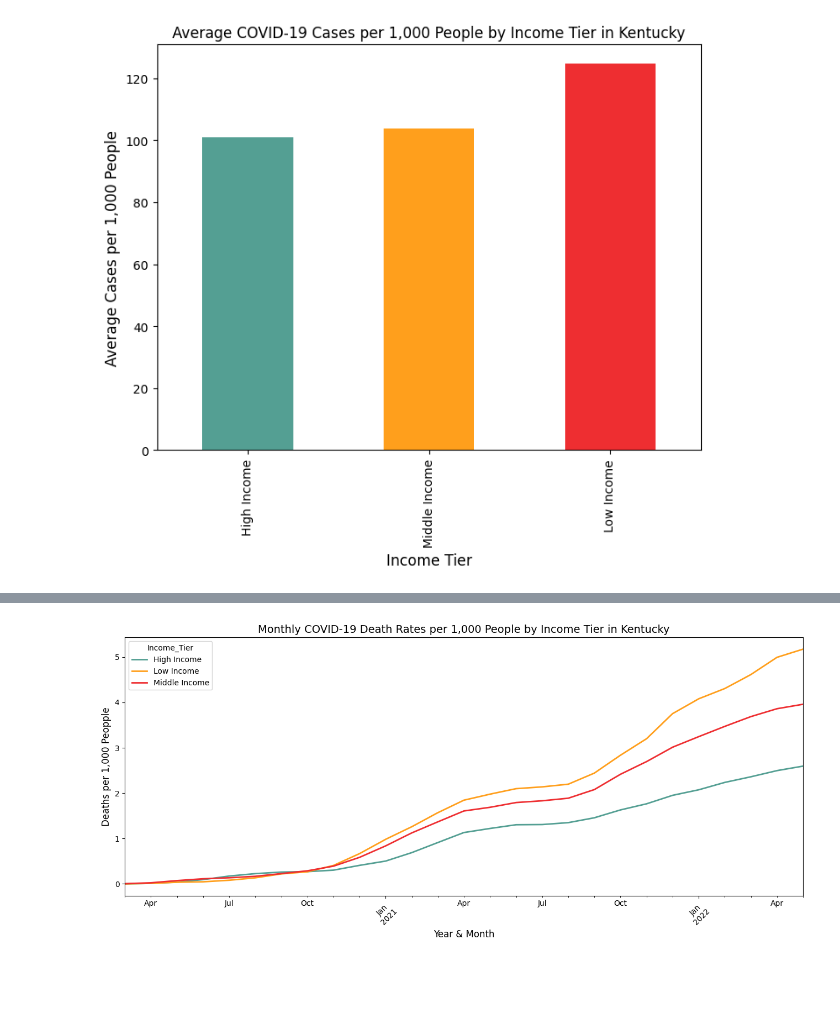
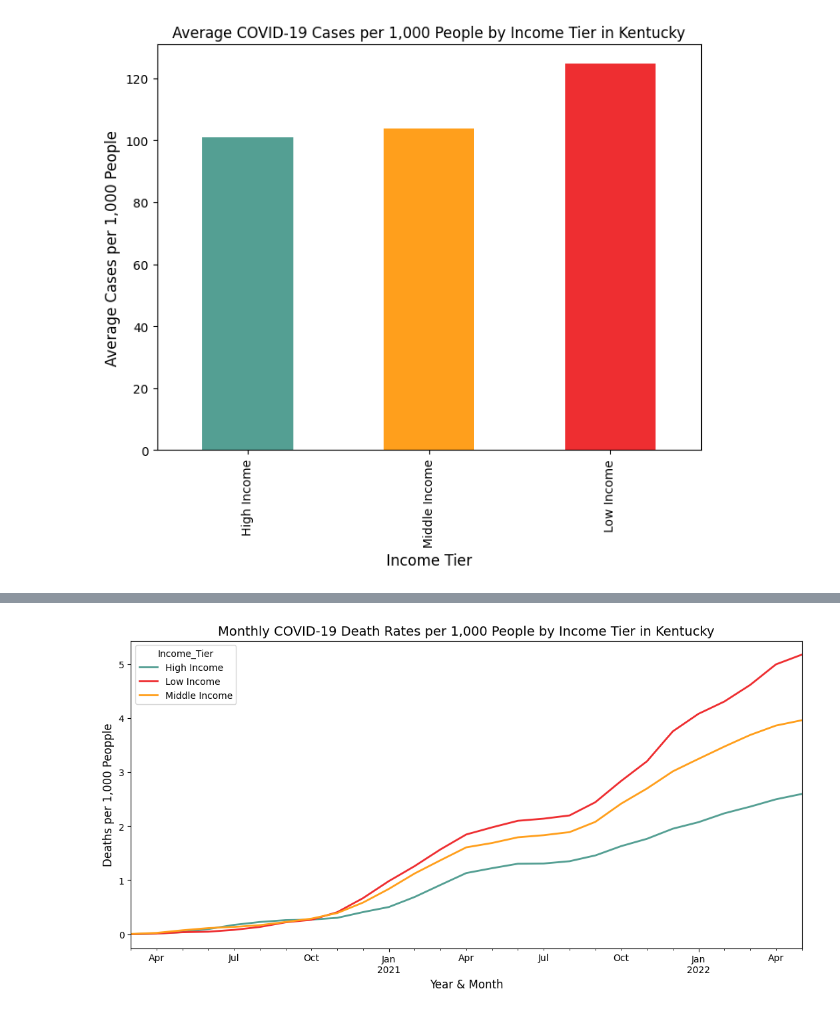
Before and after one commit to JonChadwell/covid_vs_income_ky, a Jupyter notebook: notebooks/covid_analysis.ipynb, the cells around one changed output, grey strips where cells are left out. Cells and saved outputs as stored; diff of their text form; code cells hidden in the pictures; blank space fills up the shorter version.

```diff
--- a/notebooks/covid_analysis.ipynb
+++ b/notebooks/covid_analysis.ipynb
@@ -820,13 +815,12 @@ plt.show()
 # %%
 #Creating a line plot to see how COVID-19 deaths per 1000 vary over time across different income groups
 monthly_deaths_per_1000 = merged_df.groupby(['year_month', 'Income_Tier'])['deaths_per_1000'].mean().unstack()
+colors = ['#549F93', '#EE2E31', '#FF9F1C']
 monthly_deaths_per_1000.plot(kind='line', figsize=(13,6), linewidth=2, color = colors)
 plt.title('Monthly COVID-19 Death Rates per 1,000 People by Income Tier in Kentucky', fontsize=14)
 plt.xlabel('Year & Month', fontsize=12)
 plt.ylabel('Deaths per 1,000 Peopple', fontsize=12)
-plt.xticks(rotation=45)
-plt.tight_layout()
 plt.show()
 # %% [output]
-[figure, old version]
+[figure, new version]
 # %%
```
Also changed, not shown: parts of 10 cells of this notebook, 4 other files.
